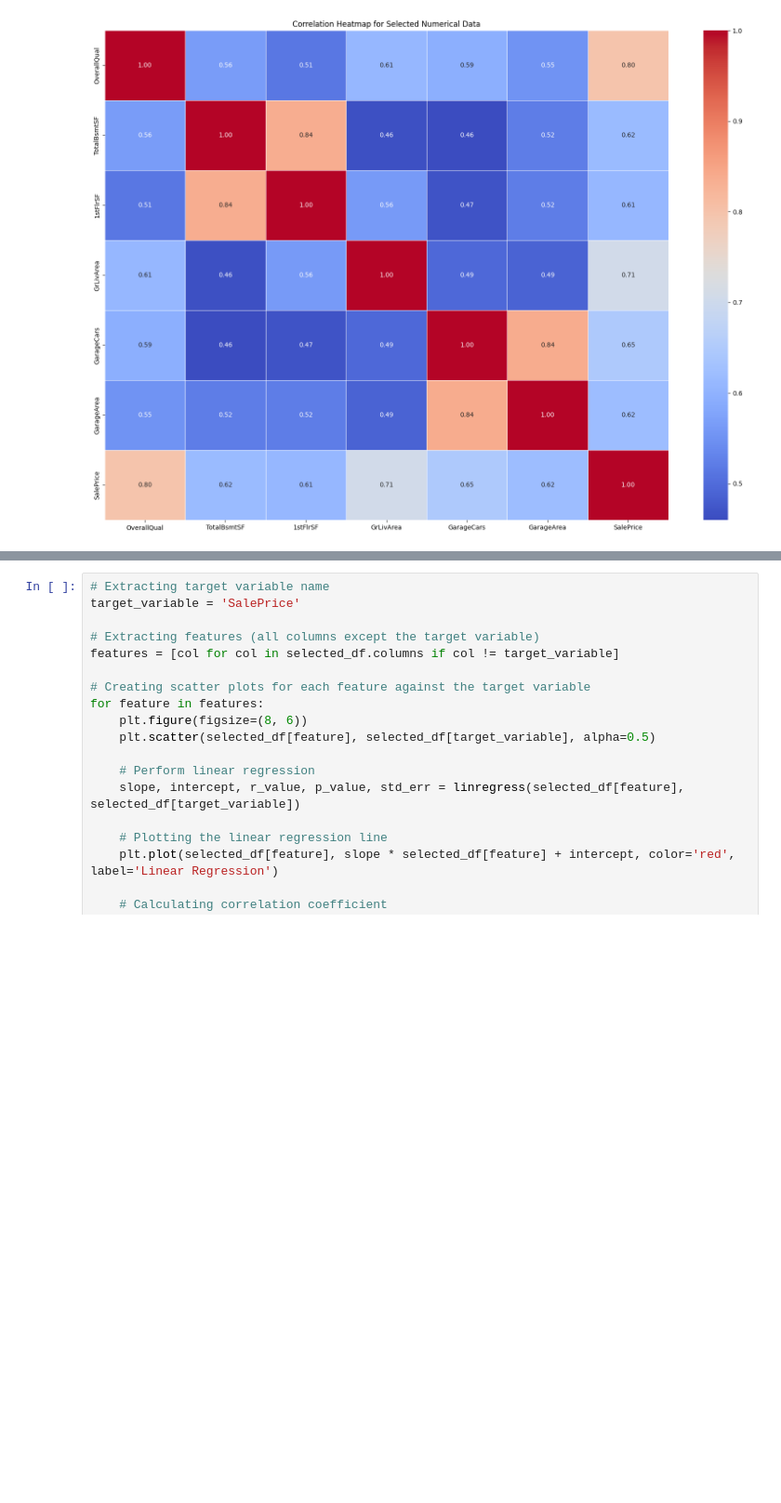
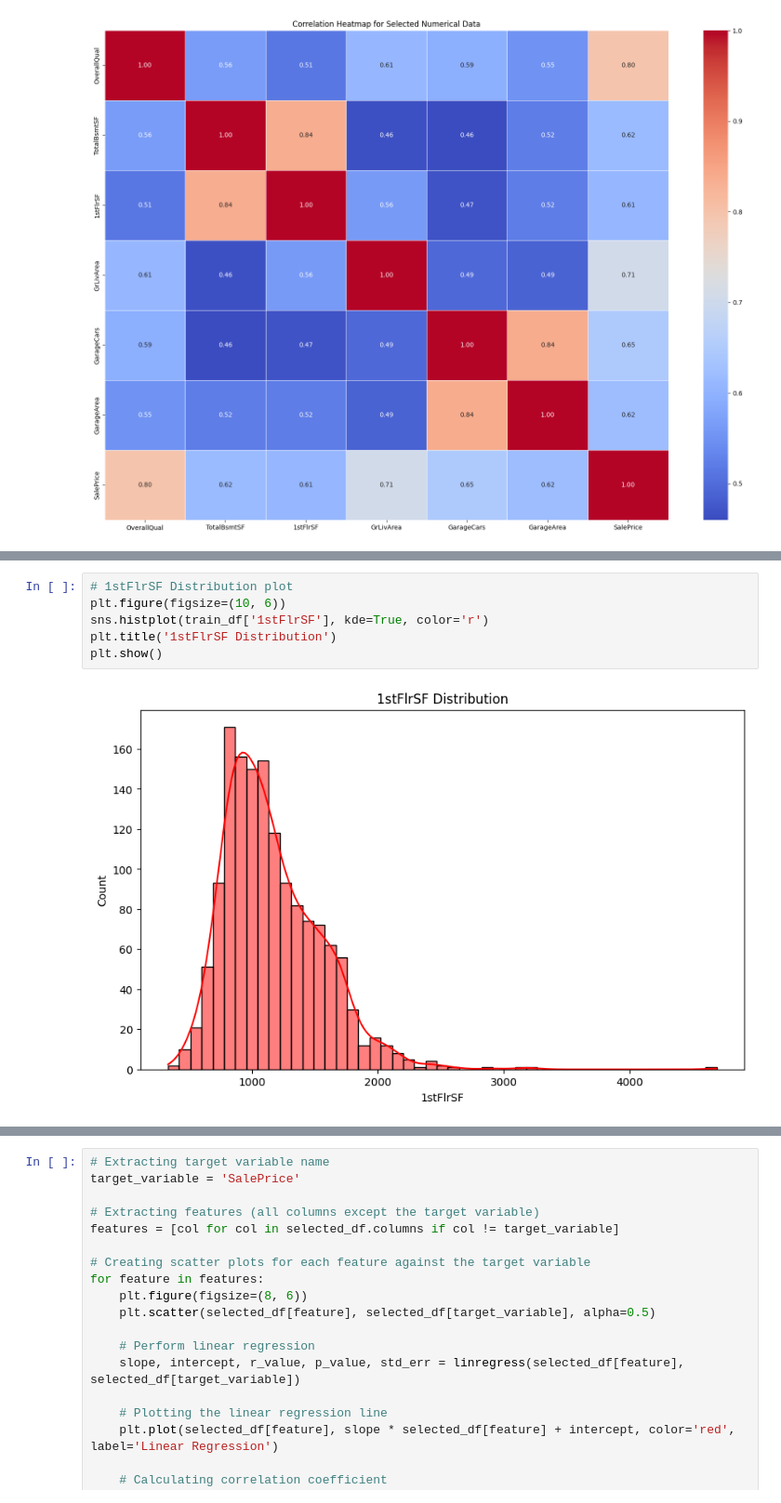
Before and after one commit to RamMarthi9/HousPriPred, a Jupyter notebook: HousePricePrediction.ipynb, the cells around one changed output, grey strips where cells are left out. Shown at 93% size. Saved outputs shown, nothing was run; the diff lists cells and outputs as text; blank space fills up the shorter version.

```diff
--- a/HousePricePrediction.ipynb
+++ b/HousePricePrediction.ipynb
@@ -170,0 +191,8 @@ plt.show()
+# %%
+# 1stFlrSF Distribution plot
+plt.figure(figsize=(10, 6))
+sns.histplot(train_df['1stFlrSF'], kde=True, color='r')
+plt.title('1stFlrSF Distribution')
+plt.show()
+# %% [output]
+[figure, added]
```
Also changed, not shown: parts of 16 cells of this notebook, 2 other files.
